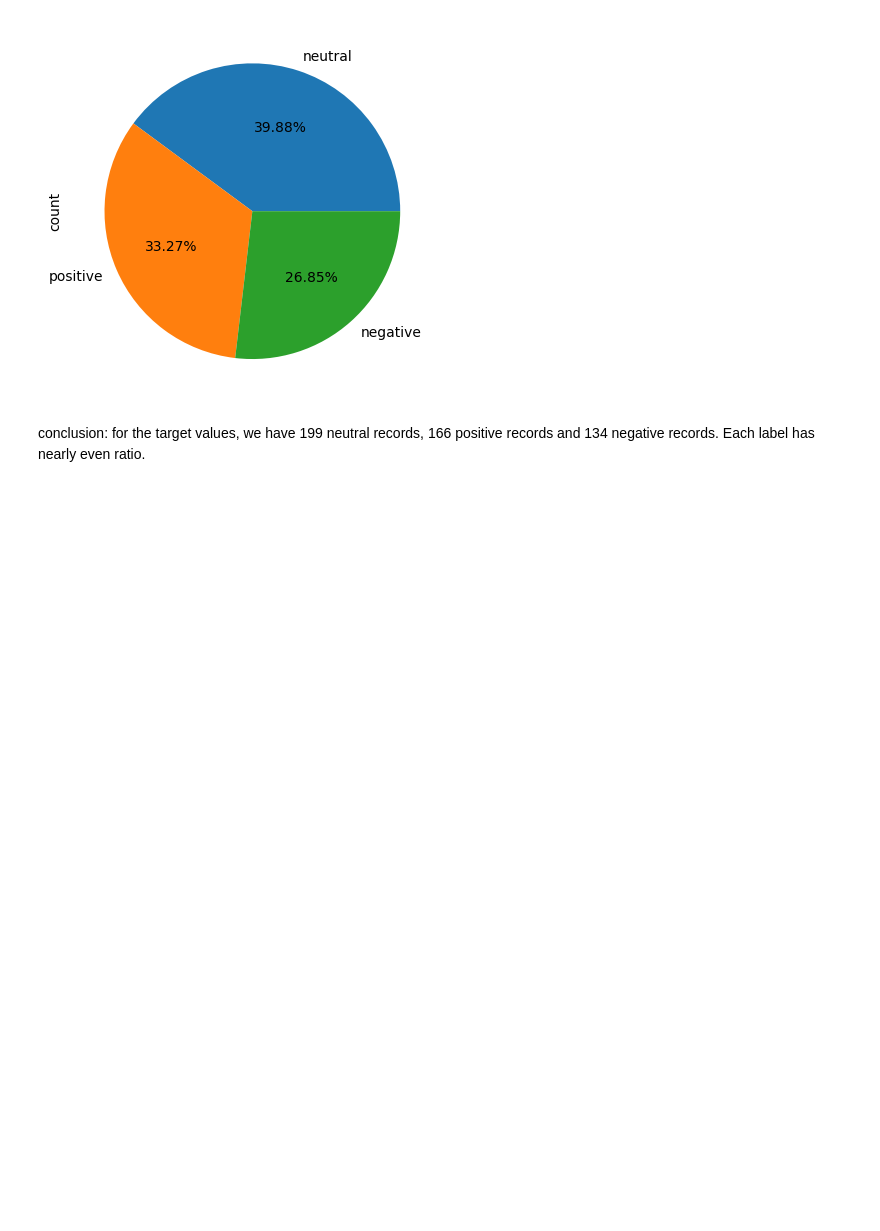
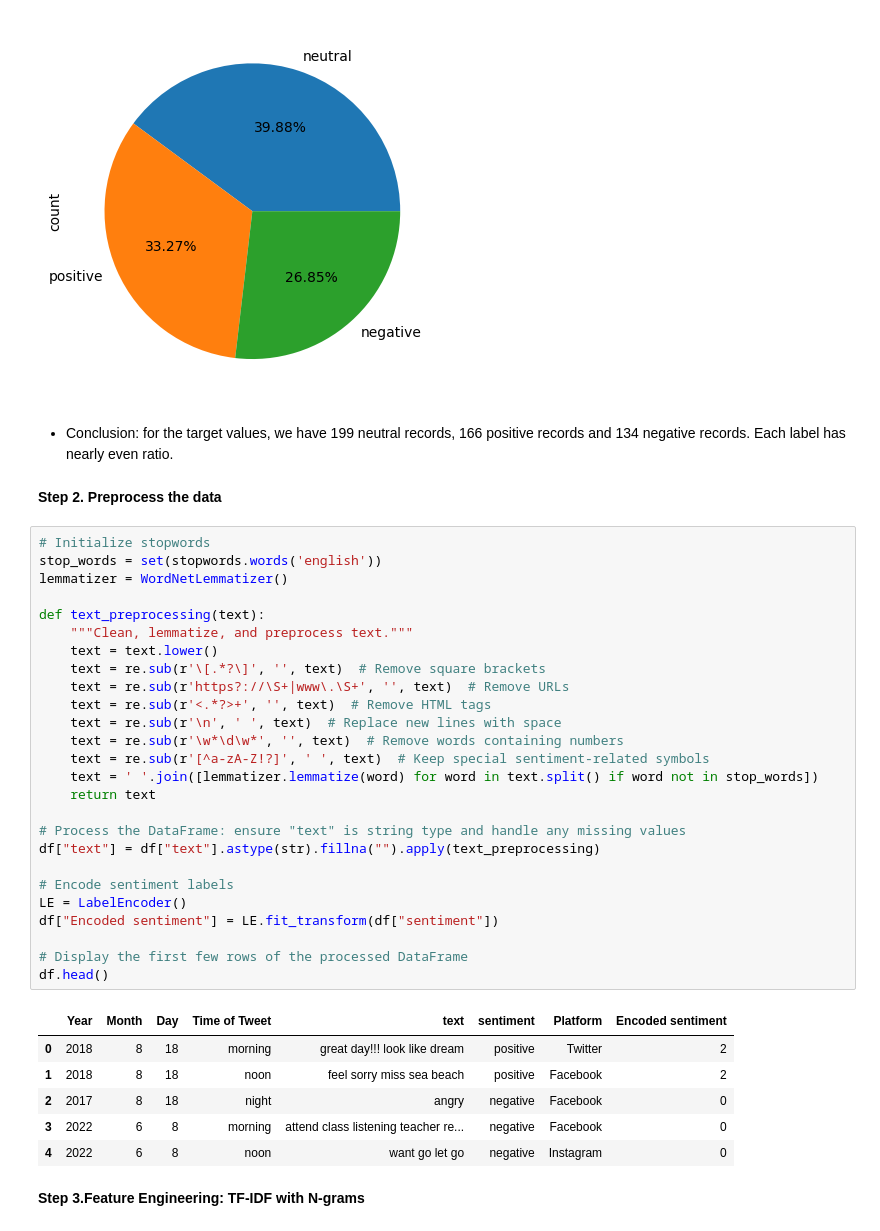
Before and after one commit to michellezhenggogo/sentiment_analysis_production, a Jupyter notebook: sentiment analysis.ipynb, the cells around one changed output. Drawn from its saved outputs; the diff is of its cells as text; blank space fills up the shorter version.

```diff
--- a/sentiment analysis.ipynb
+++ b/sentiment analysis.ipynb
@@ -84,4 +119,41 @@ df["sentiment"].value_counts().plot(kind = "pie" , autopct = "%0.2f%%")
 <Axes: ylabel='count'>
 [figure]
 # %% [markdown]
-conclusion: for the target values, we have 199 neutral records, 166 positive records and 134 negative records. Each label has nearly even ratio.
+* Conclusion: for the target values, we have 199 neutral records, 166 positive records and 134 negative records. Each label has nearly even ratio.
+# %% [markdown]
+**Step 2. Preprocess the data**
+# %%
+# Initialize stopwords
+stop_words = set(stopwords.words('english'))
+lemmatizer = WordNetLemmatizer()
+
+def text_preprocessing(text):
+    """Clean, lemmatize, and preprocess text."""
+    text = text.lower()
+    text = re.sub(r'\[.*?\]', '', text)  # Remove square brackets
+    text = re.sub(r'https?://\S+|www\.\S+', '', text)  # Remove URLs
+    text = re.sub(r'<.*?>+', '', text)  # Remove HTML tags
+    text = re.sub(r'\n', ' ', text)  # Replace new lines with space
+    text = re.sub(r'\w*\d\w*', '', text)  # Remove words containing numbers
+    text = re.sub(r'[^a-zA-Z!?]', ' ', text)  # Keep special sentiment-related symbols
+    text = ' '.join([lemmatizer.lemmatize(word) for word in text.split() if word not in stop_words])
+    return text
+
+# Process the DataFrame: ensure "text" is string type and handle any missing values
+df["text"] = df["text"].astype(str).fillna("").apply(text_preprocessing)
+
+# Encode sentiment labels
+LE = LabelEncoder()
+df["Encoded sentiment"] = LE.fit_transform(df["sentiment"])
+
+# Display the first few rows of the processed DataFrame
+df.head()
+# %% [output]
+|  | Year | Month | Day | Time of Tweet | text | sentiment | Platform | Encoded sentiment |
+| 0 | 2018 | 8 | 18 | morning | great day!!! look like dream | positive | Twitter | 2 |
+| 1 | 2018 | 8 | 18 | noon | feel sorry miss sea beach | positive | Facebook | 2 |
+| 2 | 2017 | 8 | 18 | night | angry | negative | Facebook | 0 |
+| 3 | 2022 | 6 | 8 | morning | attend class listening teacher re... | negative | Facebook | 0 |
+| 4 | 2022 | 6 | 8 | noon | want go let go | negative | Instagram | 0 |
+# %% [markdown]
+**Step 3.Feature Engineering: TF-IDF with N-grams**
```
Also changed, not shown: parts of 15 cells of this notebook.
